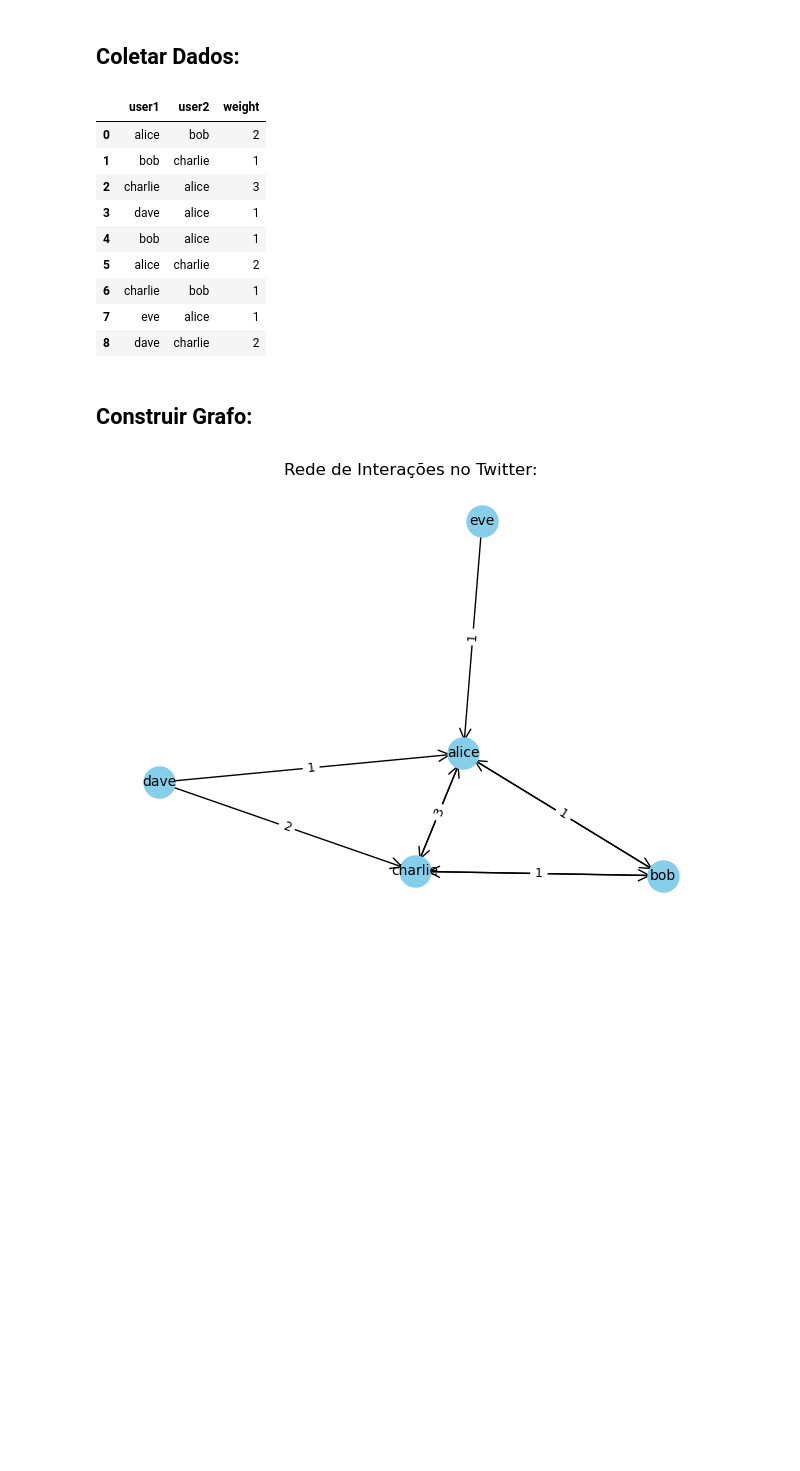
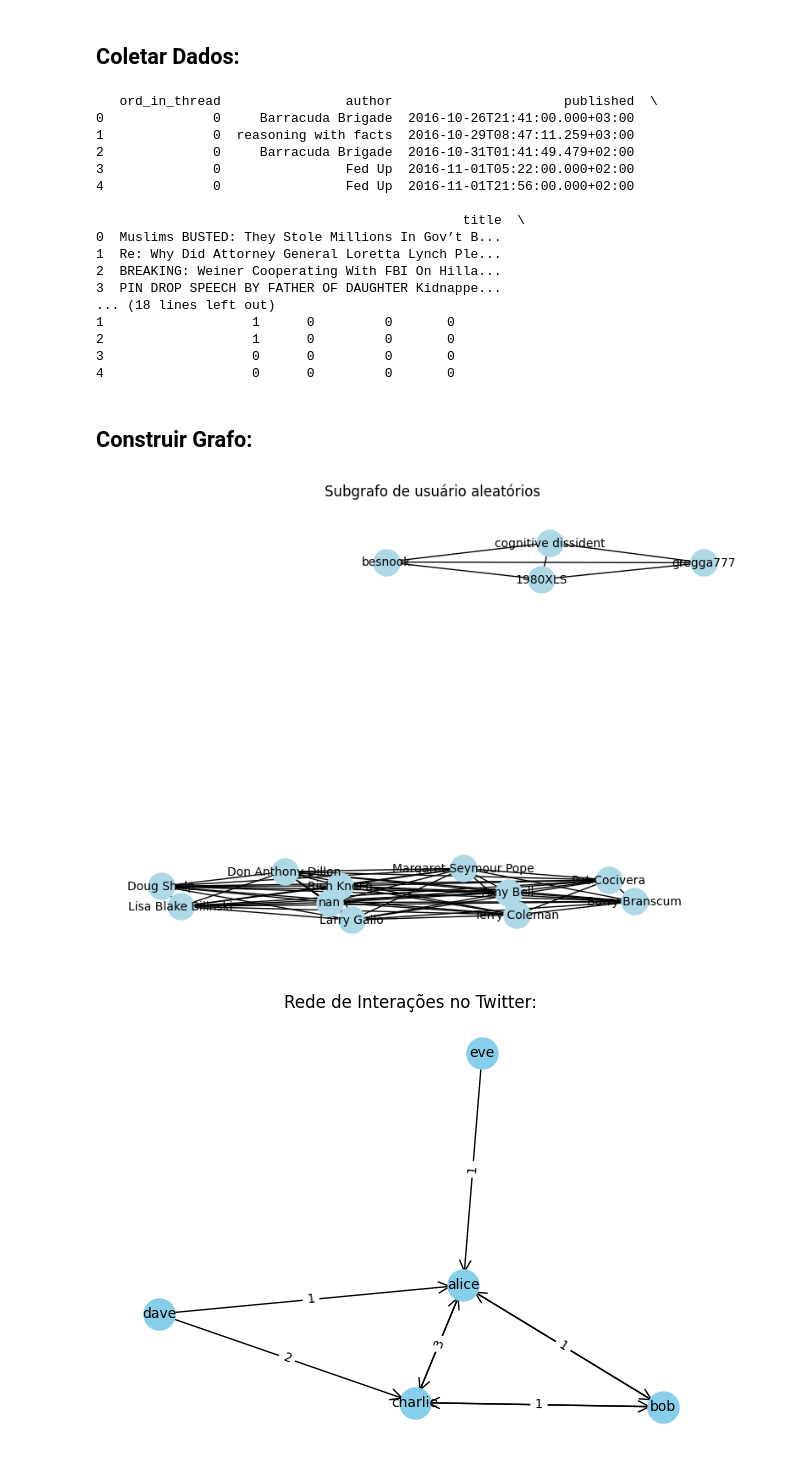
Before and after one commit to joviprata/projeto-tag, a Jupyter notebook: Projeto 1.ipynb, the cells around one changed output. Saved outputs shown, nothing was run; the diff lists cells and outputs as text; code cells hidden in the pictures; blank space fills up the shorter version.

Commit message:
Uso do dataset do Kaggle

```diff
--- a/Projeto 1.ipynb
+++ b/Projeto 1.ipynb
@@ -12,23 +13,61 @@ from networkx.algorithms.community import greedy_modularity_communities
 # %% [markdown]
 ## Coletar Dados:
 # %%
-#...
-# Load dataset (example format: user1, user2, weight)
-df = pd.read_csv('twitter_network.csv')
-display(df)
+# Leitura do CSV com pandas
+df = pd.read_csv("fake.csv")
+# Aqui podemos remover algumas colunas do dataframe que não nos interessam para essa análise com grafos
+colunas_desinteressantes = ['uuid', 'language', 'crawled', 'site_url', 'country', 'domain_rank', 'main_img_url', 'spam_score', 'type']
+df = df.drop(columns=colunas_desinteressantes, axis=1)
+# Elementos iniciais do csv
+print(df.head())
 # %% [output]
-|  | user1 | user2 | weight |
-| 0 | alice | bob | 2 |
-| 1 | bob | charlie | 1 |
-| 2 | charlie | alice | 3 |
-| 3 | dave | alice | 1 |
-| 4 | bob | alice | 1 |
-| 5 | alice | charlie | 2 |
-| 6 | charlie | bob | 1 |
-| 7 | eve | alice | 1 |
-| 8 | dave | charlie | 2 |
+   ord_in_thread                author                      published  \
+0              0     Barracuda Brigade  2016-10-26T21:41:00.000+03:00
+1              0  reasoning with facts  2016-10-29T08:47:11.259+03:00
+2              0     Barracuda Brigade  2016-10-31T01:41:49.479+02:00
+3              0                Fed Up  2016-11-01T05:22:00.000+02:00
+4              0                Fed Up  2016-11-01T21:56:00.000+02:00
+
+                                               title  \
+0  Muslims BUSTED: They Stole Millions In Gov’t B...
+1  Re: Why Did Attorney General Loretta Lynch Ple...
+2  BREAKING: Weiner Cooperating With FBI On Hilla...
+3  PIN DROP SPEECH BY FATHER OF DAUGHTER Kidnappe...
+... (18 lines left out)
+1                   1      0         0       0
+2                   1      0         0       0
+3                   0      0         0       0
+4                   0      0         0       0
 # %% [markdown]
 ## Construir Grafo:
+# %%
+# df.groupby('thread_title') -> Agrupa todo o dataset com base o thread_title
+# pode ser descontruído como (thread, grupo) para cada thread presente no dataframe
+# Assim, para uma thread x temos todos os autores que estão interagindo sob um tema
+G = nx.Graph()
+for thread, group in df.groupby('thread_title'):
+    autores = group['author'].unique()
+    for u1, u2 in combinations(autores, 2):
+        if G.has_edge(u1, u2):
+            G[u1][u2]['weight'] += 1
+        else:
+            G.add_edge(u1, u2, weight=1)
+# Dado a massividade do grafo armazenado em G, para a visualização dele é melhor compreende-lo com base subgrafos
+no_aleatorio = sorted(G.degree, key=lambda x: x[1], reverse=True)[:15]
+no_aleatorio = [n for n, _ in no_aleatorio]
+subG = G.subgraph(no_aleatorio)
+plt.figure(figsize=(10, 7))
+pos = nx.spring_layout(subG)
+
+nx.draw_networkx_nodes(subG, pos, node_color='lightblue', node_size=500)
+nx.draw_networkx_edges(subG, pos, width=1)
+nx.draw_networkx_labels(subG, pos, font_size=10)
+
+plt.title("Subgrafo de usuário aleatórios")
+plt.axis('off')
+plt.show()
+# %% [output]
+[figure, added]
 # %%
 # Criar grafo direcionado:
 G = nx.DiGraph()
```
Also changed, not shown: parts of 2 cells of this notebook, 1 other file.
